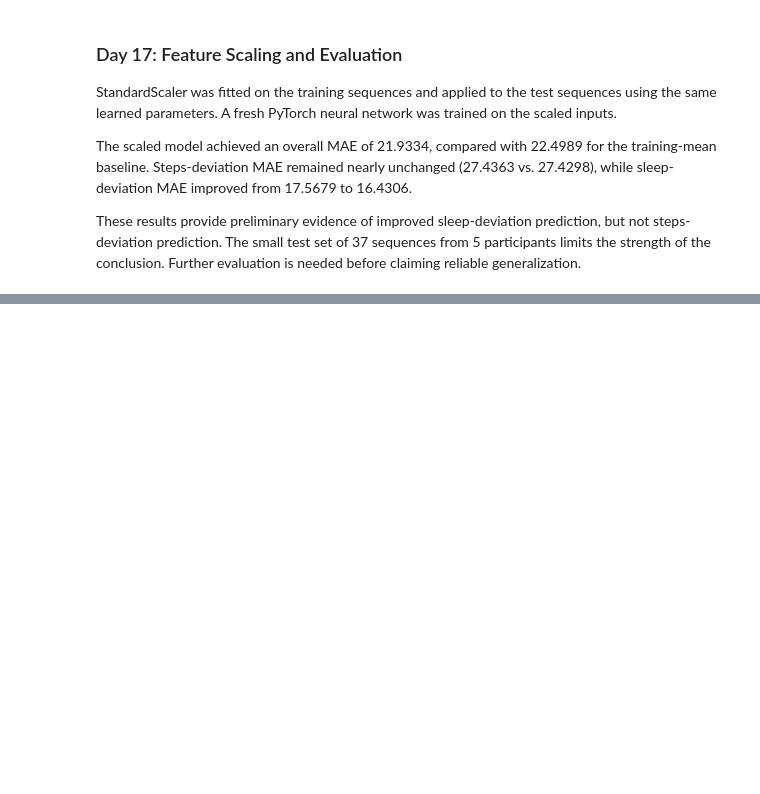
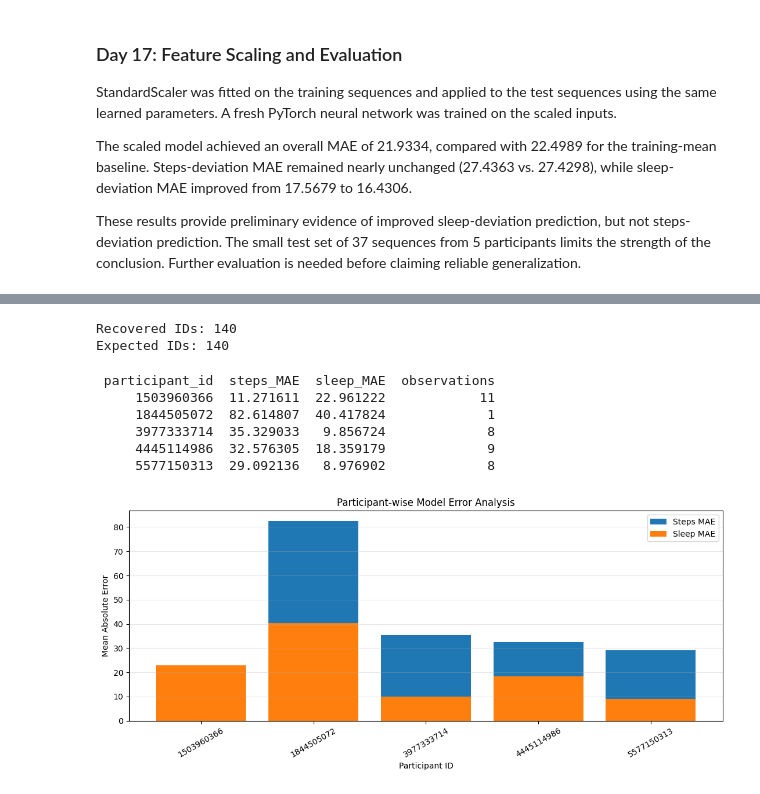
Before and after one commit to mukulsharmao7/Health-AI, a Jupyter notebook: notebooks/07_model_evaluation.ipynb, the cells around one changed output, grey strips where cells are left out. Drawn from its saved outputs; the diff is of its cells as text; code cells hidden in the pictures; blank space fills up the shorter version.

```diff
--- a/notebooks/07_model_evaluation.ipynb
+++ b/notebooks/07_model_evaluation.ipynb
@@ -1199,0 +1467,77 @@ These results provide preliminary evidence of improved sleep-deviation predictio
+# %%
+target_participants = []
+
+for participant_id, participant_data in sequence_data.groupby("Id"):
+    participant_data = participant_data.sort_values("date")
+
+    if len(participant_data) >= 4:
+        target_participants.extend(
+            [participant_id] * (len(participant_data) - 3)
+        )
+
+print("Recovered IDs:", len(target_participants))
+print("Expected IDs:", len(X_sequences))
+# %% [output]
+Recovered IDs: 140
+Expected IDs: 140
+# %%
+test_sequence_participants = [
+    target_participants[i] for i in test_indices
+]
+
+participant_results = pd.DataFrame({
+    "participant_id": test_sequence_participants,
+    "steps_error": np.abs(
+        y_test_np[:, 0] - scaled_predictions_np[:, 0]
+    ),
+    "sleep_error": np.abs(
+        y_test_np[:, 1] - scaled_predictions_np[:, 1]
+    )
+})
+
+participant_summary = (
+    participant_results
+    .groupby("participant_id")
+    .agg(
+        steps_MAE=("steps_error", "mean"),
+        sleep_MAE=("sleep_error", "mean"),
+        observations=("steps_error", "count")
+    )
+    .reset_index()
+)
+
+print(participant_summary.to_string(index=False))
+# %% [output]
+ participant_id  steps_MAE  sleep_MAE  observations
+     1503960366  11.271611  22.961222            11
+     1844505072  82.614807  40.417824             1
+     3977333714  35.329033   9.856724             8
+     4445114986  32.576305  18.359179             9
+     5577150313  29.092136   8.976902             8
+# %%
+import matplotlib.pyplot as plt
+
+plt.figure(figsize=(11, 5))
+
+plt.bar(
+    participant_summary["participant_id"].astype(str),
+    participant_summary["steps_MAE"],
+    label="Steps MAE"
+)
+
+plt.bar(
+    participant_summary["participant_id"].astype(str),
+    participant_summary["sleep_MAE"],
+    label="Sleep MAE"
+)
+
+plt.xlabel("Participant ID")
+plt.ylabel("Mean Absolute Error")
+plt.title("Participant-wise Model Error Analysis")
+plt.xticks(rotation=30)
+plt.legend()
+plt.grid(axis="y", alpha=0.3)
+plt.tight_layout()
+plt.show()
+# %% [output]
+[figure, added]
```
Also changed, not shown: parts of 13 cells of this notebook, 1 other file.
